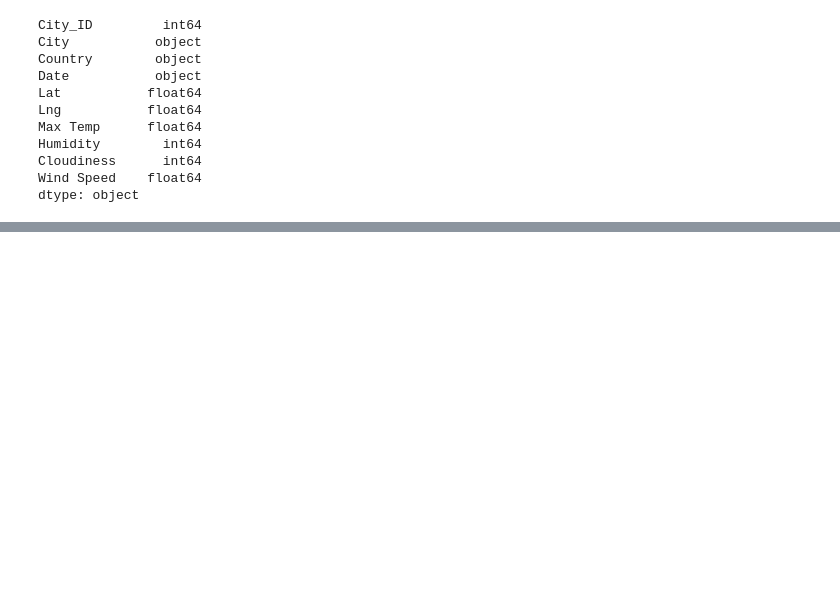
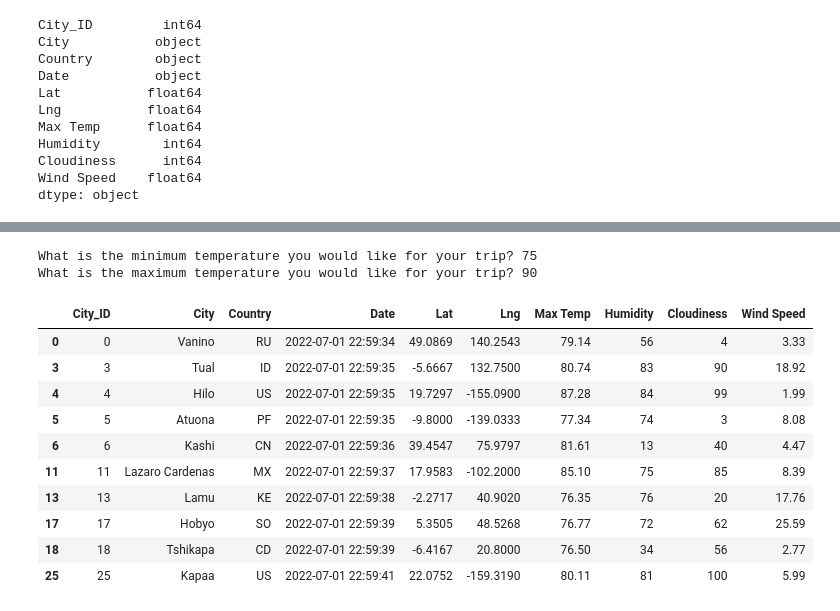
Before and after one commit to Chipsheffield/New_World_Weather_Analysis, a Jupyter notebook: VacationPy.ipynb, the cells around one changed output, grey strips where cells are left out. Drawn from its saved outputs; the diff is of its cells as text; code cells hidden in the pictures; blank space fills up the shorter version.

```diff
--- a/VacationPy.ipynb
+++ b/VacationPy.ipynb
@@ -90,3 +90,27 @@ fig.add_layer(heat_layer)
 fig
 # %% [output]
 [interactive output not drawn]
+# %%
+# Ask the customer to add a minimum and maximum temperature value.
+min_temp = float(input("What is the minimum temperature you would like for your trip? "))
+max_temp = float(input("What is the maximum temperature you would like for your trip? "))
+# %% [output]
+What is the minimum temperature you would like for your trip? 75
+What is the maximum temperature you would like for your trip? 90
+# %%
+# Filter the dataset to find the cities that fit the criteria.
+preferred_cities_df = city_data_df.loc[(city_data_df["Max Temp"] <= max_temp) & \
+                                       (city_data_df["Max Temp"] >= min_temp)]
+preferred_cities_df.head(10)
+# %% [output]
+|  | City_ID | City | Country | Date | Lat | Lng | Max Temp | Humidity | Cloudiness | Wind Speed |
+| 0 | 0 | Vanino | RU | 2022-07-01 22:59:34 | 49.0869 | 140.2543 | 79.14 | 56 | 4 | 3.33 |
+| 3 | 3 | Tual | ID | 2022-07-01 22:59:35 | -5.6667 | 132.7500 | 80.74 | 83 | 90 | 18.92 |
+| 4 | 4 | Hilo | US | 2022-07-01 22:59:35 | 19.7297 | -155.0900 | 87.28 | 84 | 99 | 1.99 |
+| 5 | 5 | Atuona | PF | 2022-07-01 22:59:35 | -9.8000 | -139.0333 | 77.34 | 74 | 3 | 8.08 |
+| 6 | 6 | Kashi | CN | 2022-07-01 22:59:36 | 39.4547 | 75.9797 | 81.61 | 13 | 40 | 4.47 |
+| 11 | 11 | Lazaro Cardenas | MX | 2022-07-01 22:59:37 | 17.9583 | -102.2000 | 85.10 | 75 | 85 | 8.39 |
+| 13 | 13 | Lamu | KE | 2022-07-01 22:59:38 | -2.2717 | 40.9020 | 76.35 | 76 | 20 | 17.76 |
+| 17 | 17 | Hobyo | SO | 2022-07-01 22:59:39 | 5.3505 | 48.5268 | 76.77 | 72 | 62 | 25.59 |
+| 18 | 18 | Tshikapa | CD | 2022-07-01 22:59:39 | -6.4167 | 20.8000 | 76.50 | 34 | 56 | 2.77 |
+| 25 | 25 | Kapaa | US | 2022-07-01 22:59:41 | 22.0752 | -159.3190 | 80.11 | 81 | 100 | 5.99 |
```
Also changed, not shown: parts of 11 cells of this notebook.
